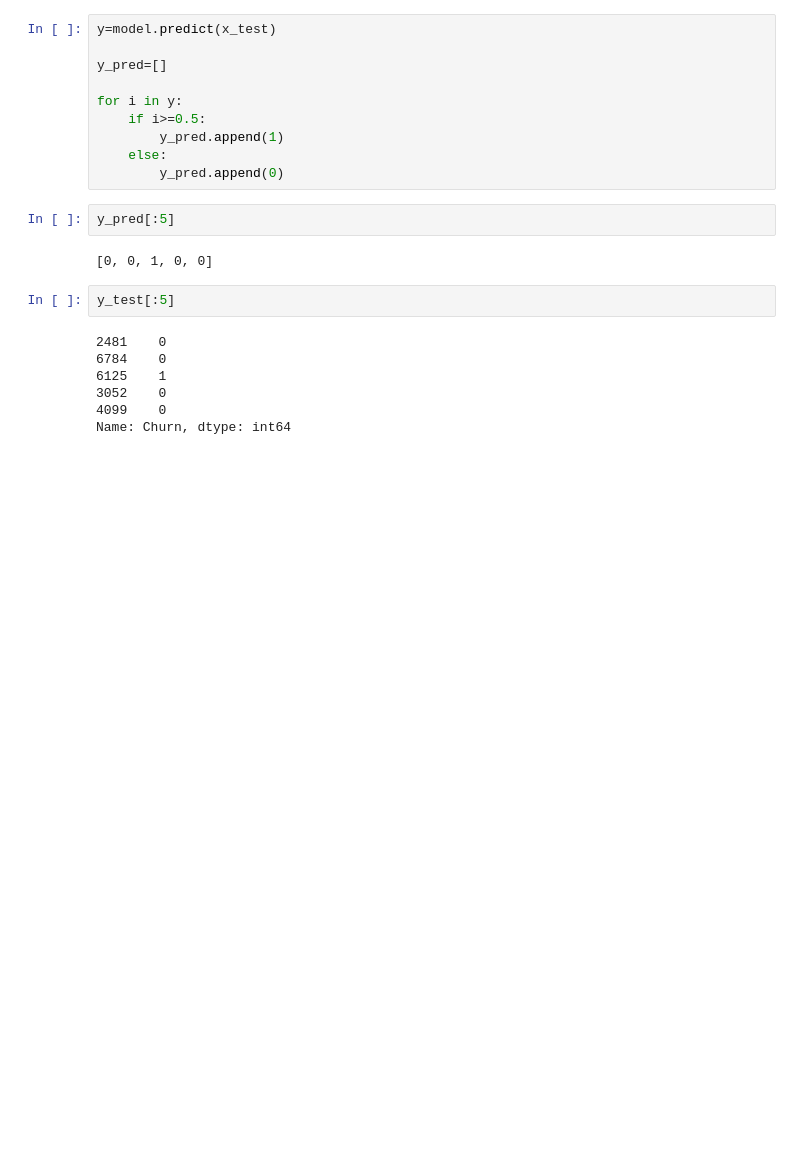
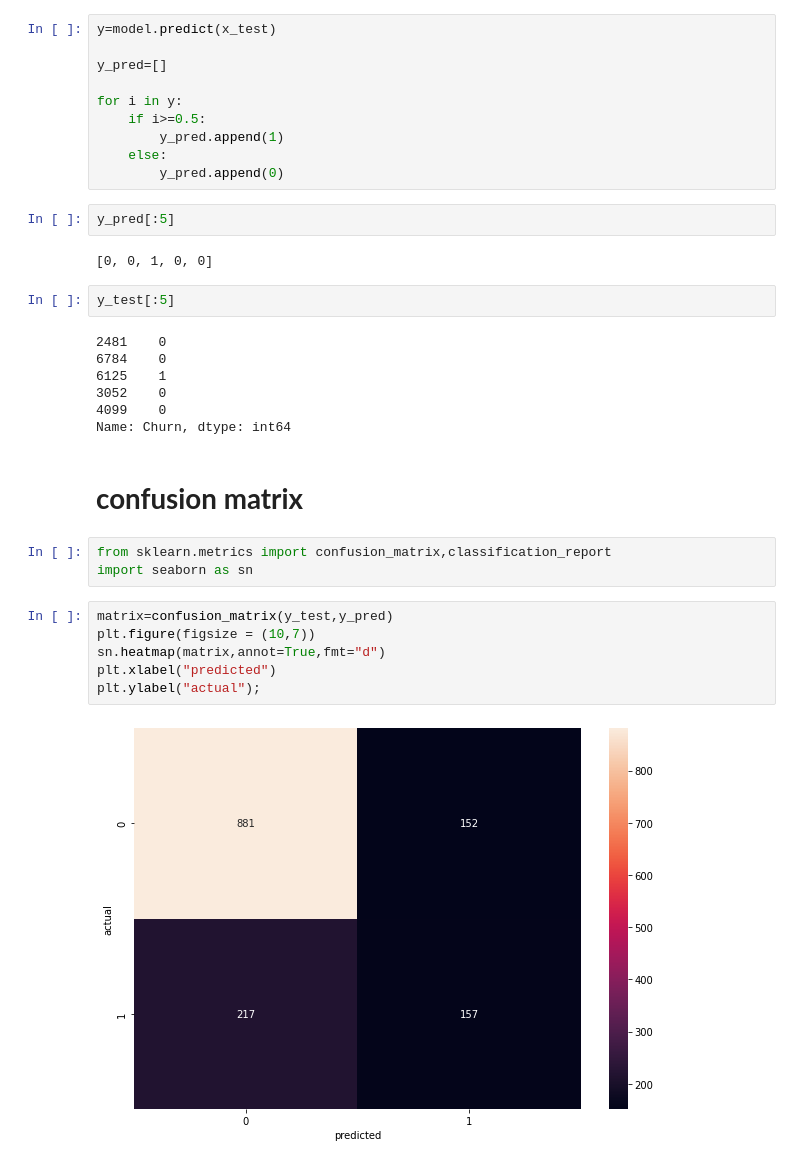
Before and after one commit to anandhulk/CustomerChurn-ANN, a Jupyter notebook: customer-churn-ann.ipynb, the cells around one changed output. Saved outputs shown, nothing was run; the diff lists cells and outputs as text; blank space fills up the shorter version.

Commit message:
confusion matrix and report

```diff
--- a/customer-churn-ann.ipynb
+++ b/customer-churn-ann.ipynb
@@ -358,3 +358,16 @@ y_test[:5]
 3052    0
 4099    0
 Name: Churn, dtype: int64
+# %% [markdown]
+# **confusion matrix**
+# %%
+from sklearn.metrics import confusion_matrix,classification_report
+import seaborn as sn
+# %%
+matrix=confusion_matrix(y_test,y_pred)
+plt.figure(figsize = (10,7))
+sn.heatmap(matrix,annot=True,fmt="d")
+plt.xlabel("predicted")
+plt.ylabel("actual");
+# %% [output]
+[figure, added]
```
Also changed, not shown: parts of 4 cells of this notebook.
